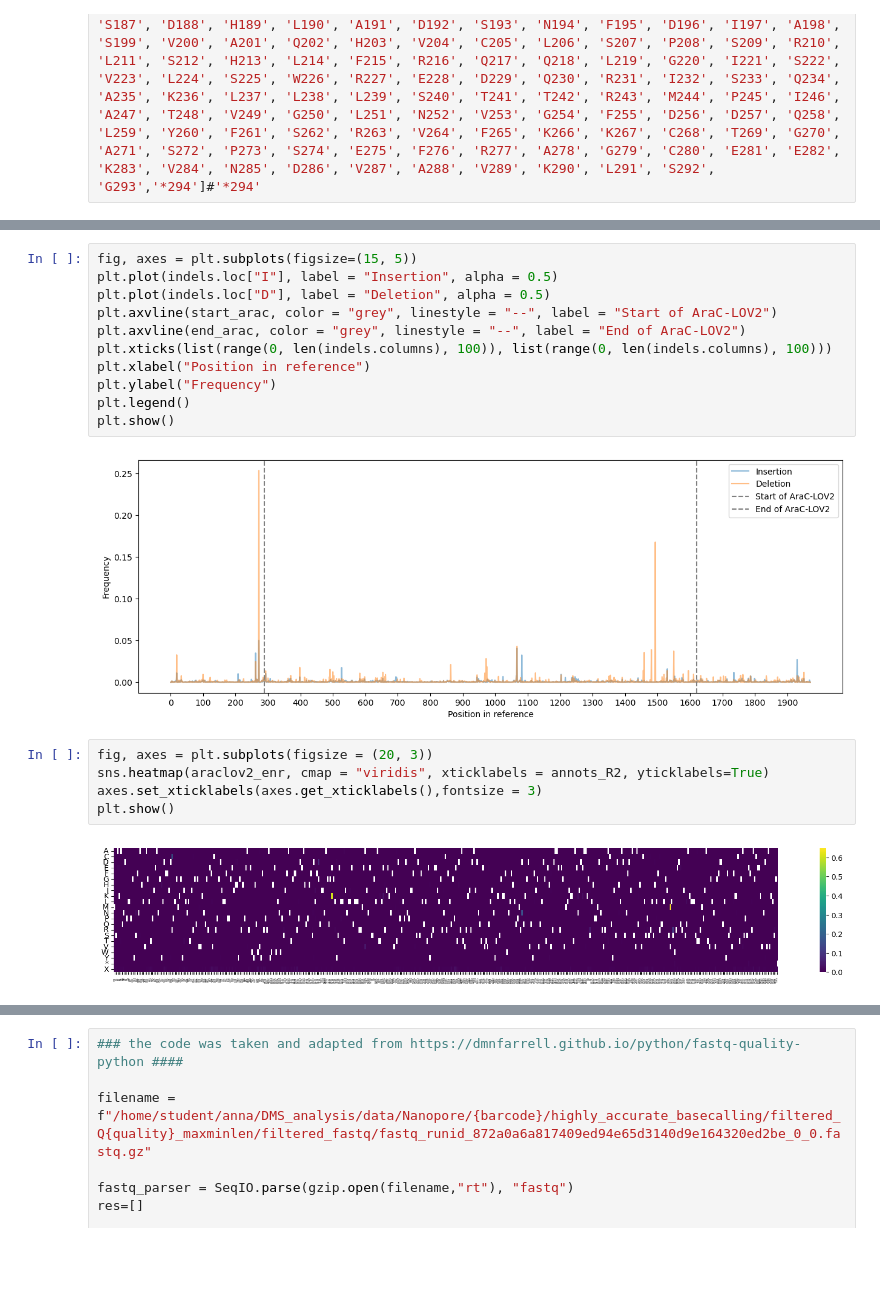
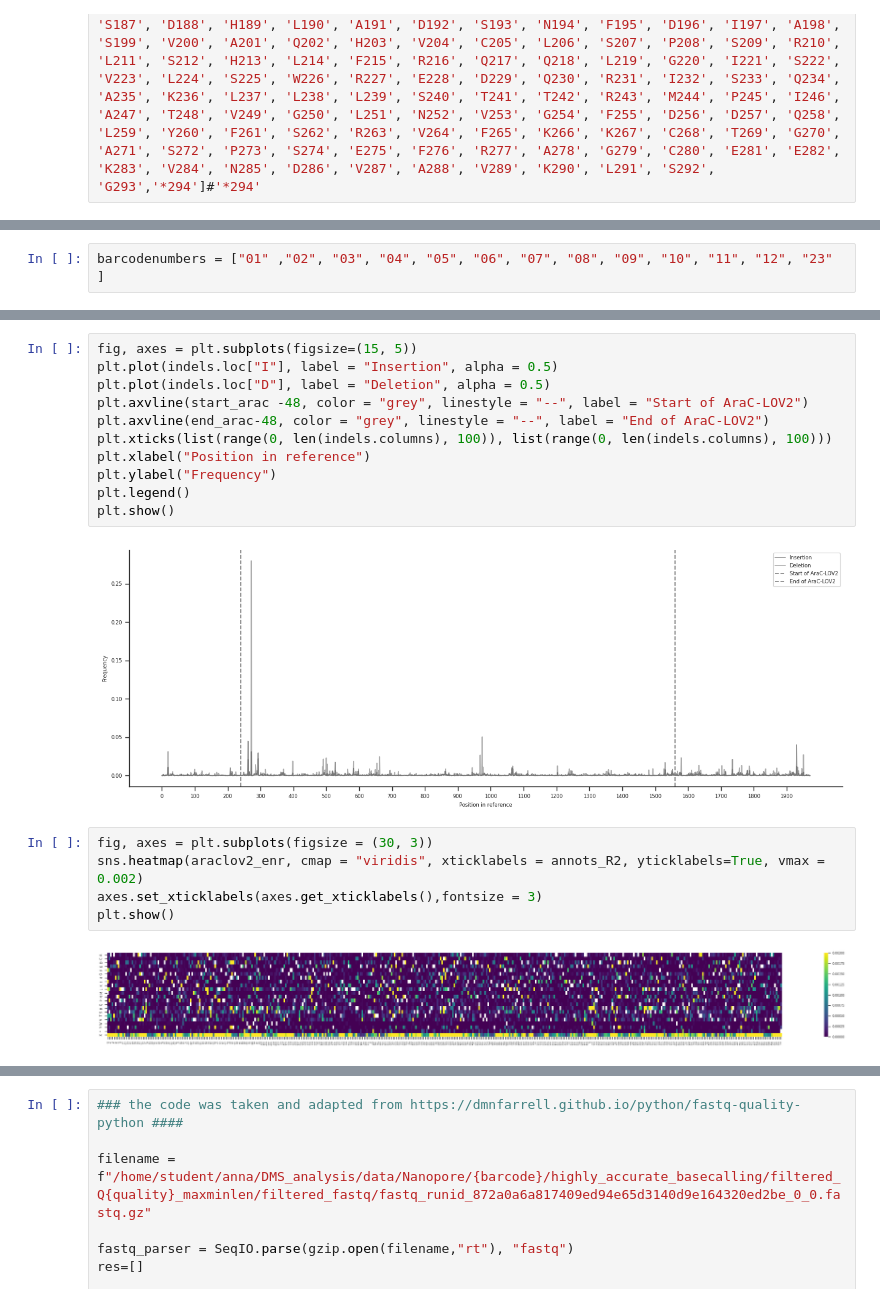
Before and after one commit to AliceHovsepyan/pogo_pance_draft, a Jupyter notebook: Nanopore_analysis.ipynb, the cells around one changed output, grey strips where cells are left out. Saved outputs shown, nothing was run; the diff lists cells and outputs as text; blank space fills up the shorter version.

```diff
--- a/Nanopore_analysis.ipynb
+++ b/Nanopore_analysis.ipynb
@@ -30 +33,3 @@ annots_R2 = ['M0', 'S1', 'A2', 'K3', 'A4', 'Q5', 'N6', 'D7', 'P8', 'L9', 'L10',
+# %%
+barcodenumbers = ["01" ,"02", "03", "04", "05", "06", "07", "08", "09", "10", "11", "12", "23" ]
 # %%
@@ -69,19 +89,19 @@ KeyboardInterrupt:
 fig, axes = plt.subplots(figsize=(15, 5))
 plt.plot(indels.loc["I"], label = "Insertion", alpha = 0.5)
 plt.plot(indels.loc["D"], label = "Deletion", alpha = 0.5)
-plt.axvline(start_arac, color = "grey", linestyle = "--", label = "Start of AraC-LOV2")
-plt.axvline(end_arac, color = "grey", linestyle = "--", label = "End of AraC-LOV2")
+plt.axvline(start_arac -48, color = "grey", linestyle = "--", label = "Start of AraC-LOV2")
+plt.axvline(end_arac-48, color = "grey", linestyle = "--", label = "End of AraC-LOV2")
 plt.xticks(list(range(0, len(indels.columns), 100)), list(range(0, len(indels.columns), 100)))
 plt.xlabel("Position in reference")
 plt.ylabel("Frequency")
 plt.legend()
 plt.show()
 # %% [output]
-[figure, old version]
+[figure, new version]
 # %%
-fig, axes = plt.subplots(figsize = (20, 3))
-sns.heatmap(araclov2_enr, cmap = "viridis", xticklabels = annots_R2, yticklabels=True)
+fig, axes = plt.subplots(figsize = (30, 3))
+sns.heatmap(araclov2_enr, cmap = "viridis", xticklabels = annots_R2, yticklabels=True, vmax = 0.002)
 axes.set_xticklabels(axes.get_xticklabels(),fontsize = 3)
 plt.show()
 # %% [output]
-[figure, old version]
+[figure, new version]
```
Also changed, not shown: parts of 9 cells of this notebook, 7 other files.
